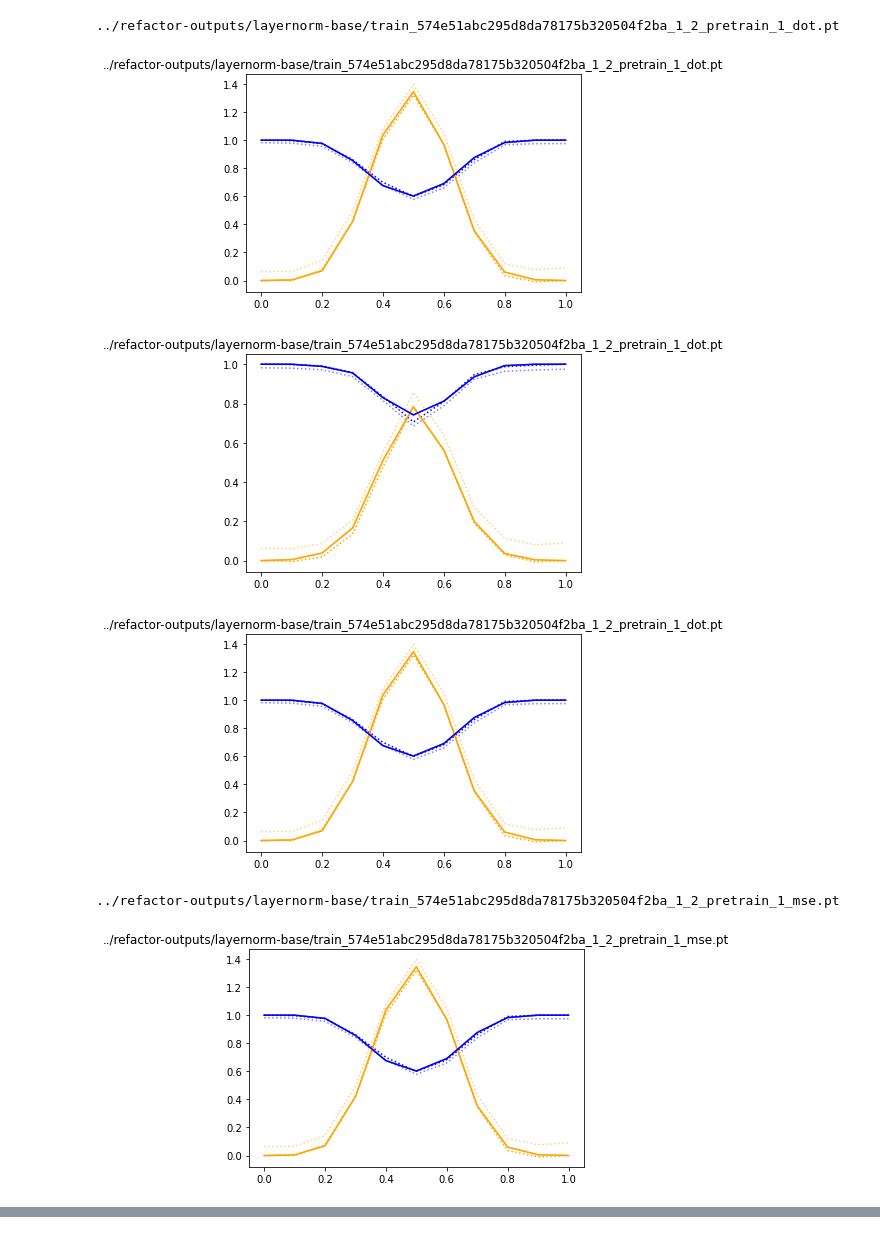
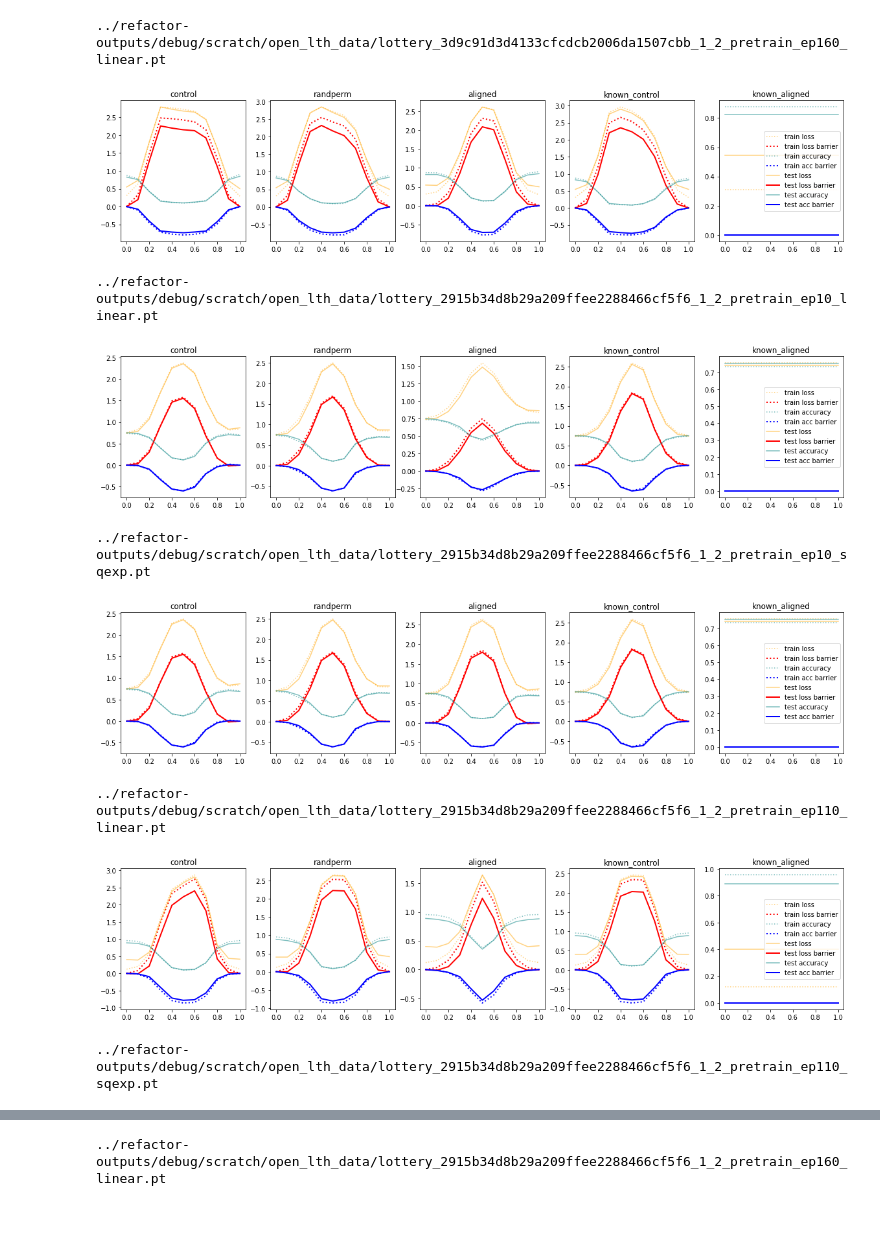
Before and after one commit to devinkwok/nnperm, a Jupyter notebook: plots/error-barrier.ipynb, the cells around one changed output, grey strips where cells are left out. Cells and saved outputs as stored; diff of their text form; code cells hidden in the pictures.

```diff
--- a/plots/error-barrier.ipynb
+++ b/plots/error-barrier.ipynb
@@ -1,45 +1,49 @@
 # %%
 from pathlib import Path
 import torch
 import numpy as np
 import matplotlib.pyplot as plt
 
 import sys
 sys.path.append("../")
 
 
-def plot_barriers(ax, stats, linestyle):
+def plot_barriers(ax, stats, is_train):
     interpolation = stats['interpolation']
     eval_loss = stats['eval_loss']
     acc = stats['acc']
     loss_barrier = stats['loss_barrier']
     acc_barrier = stats['acc_barrier']
-    ax.plot(interpolation, eval_loss, c='orange', linestyle=linestyle, alpha=0.5)
-    ax.plot(interpolation, acc, c='blue', linestyle=linestyle, alpha=0.5)
-    ax.plot(interpolation, loss_barrier, c='orange', linestyle=linestyle)
-    ax.plot(interpolation, 1 + acc_barrier, c='blue', linestyle=linestyle)
+    linestyle = 'dotted' if is_train else 'solid'
+    label = 'train' if  is_train else 'test'
+    ax.plot(interpolation, eval_loss, c='orange', linestyle=linestyle, alpha=0.5, label=f'{label} loss')
+    ax.plot(interpolation, loss_barrier, c='red', linestyle=linestyle, linewidth=2, label=f'{label} loss barrier')
+    ax.plot(interpolation, acc, c='teal', linestyle=linestyle, alpha=0.5, label=f'{label} accuracy')
+    ax.plot(interpolation, acc_barrier, c='blue', linestyle=linestyle, linewidth=2, label=f'{label} acc barrier')
 
-def plot_train_test_barriers(stats_dict, suffix):
-    ax = plt.subplot()
-    ax.set_title(suffix)
-    ax.set_title(file)
-    plot_barriers(ax, stats_dict[f'train_{suffix}'], linestyle='dotted')
-    plot_barriers(ax, stats_dict[f'test_{suffix}'], linestyle='solid')
+def plot_train_test_barriers(stats_dict, *suffixes):
+    fig, axes = plt.subplots(nrows=1, ncols=len(suffixes), figsize=(4*len(suffixes), 4))
+    for suffix, ax in zip(suffixes, axes):
+        ax.set_title(suffix)
+        plot_barriers(ax, stats_dict[f'train_{suffix}'], True)
+        plot_barriers(ax, stats_dict[f'test_{suffix}'], False)
+    plt.legend()
     plt.show()
 
-stats_dir = Path("../refactor-outputs/layernorm-base/")
+stats_dir = Path("../refactor-outputs/debug/scratch/open_lth_data/")
 # for file in stats_dir.glob("*.pt"):
-# for file in stats_dir.glob("*pretrain_160_mse.pt"):
-for file in stats_dir.glob("train_*.pt"):
+for file in stats_dir.glob("*.pt"):
+# for file in stats_dir.glob("*.pt"):
     stats_dict = torch.load(file)
     print(file)
-    plot_train_test_barriers(stats_dict, "control")
-    plot_train_test_barriers(stats_dict, "randperm")
-    plot_train_test_barriers(stats_dict, "aligned")
+    plot_train_test_barriers(stats_dict, "control", "randperm", "aligned", "known_control", "known_aligned")
 # %% [output]
-../refactor-outputs/layernorm-base/train_574e51abc295d8da78175b320504f2ba_1_2_pretrain_1_dot.pt
+../refactor-outputs/debug/scratch/open_lth_data/lottery_3d9c91d3d4133cfcdcb2006da1507cbb_1_2_pretrain_ep160_linear.pt
-[figure, old version]
+[figure, new version]
+../refactor-outputs/debug/scratch/open_lth_data/lottery_2915b34d8b29a209ffee2288466cf5f6_1_2_pretrain_ep10_linear.pt
-[figure, old version]
+[figure, new version]
+../refactor-outputs/debug/scratch/open_lth_data/lottery_2915b34d8b29a209ffee2288466cf5f6_1_2_pretrain_ep10_sqexp.pt
-[figure, old version]
+[figure, new version]
-../refactor-outputs/layernorm-base/train_574e51abc295d8da78175b320504f2ba_1_2_pretrain_1_mse.pt
+../refactor-outputs/debug/scratch/open_lth_data/lottery_2915b34d8b29a209ffee2288466cf5f6_1_2_pretrain_ep110_linear.pt
-[figure, old version]
+[figure, new version]
+../refactor-outputs/debug/scratch/open_lth_data/lottery_2915b34d8b29a209ffee2288466cf5f6_1_2_pretrain_ep110_sqexp.pt
@@ -46,0 +51 @@ for file in stats_dir.glob("train_*.pt"):
+../refactor-outputs/debug/scratch/open_lth_data/lottery_2915b34d8b29a209ffee2288466cf5f6_1_2_pretrain_ep160_linear.pt
```
Also changed, not shown: parts of 2 cells of this notebook, 9 other files.
